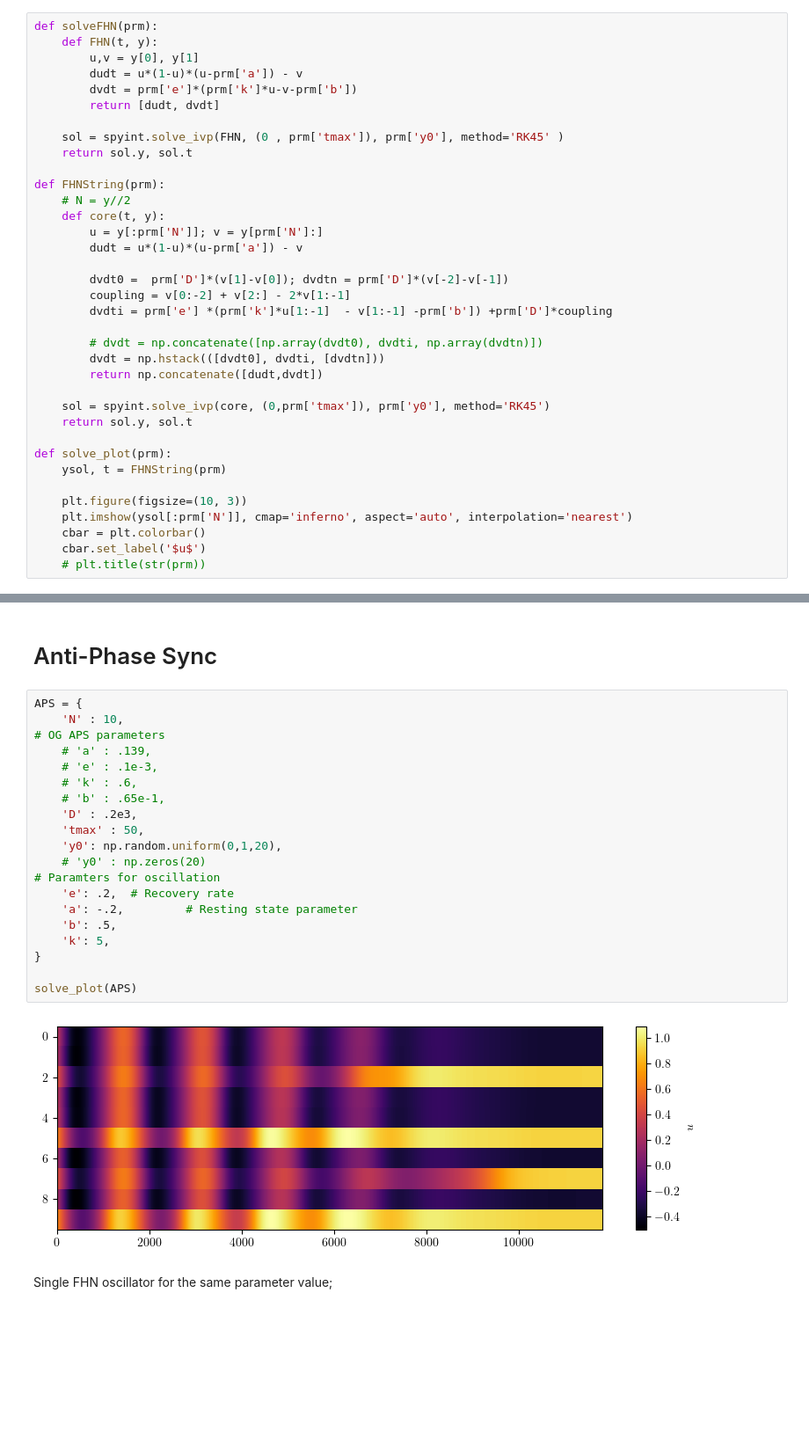
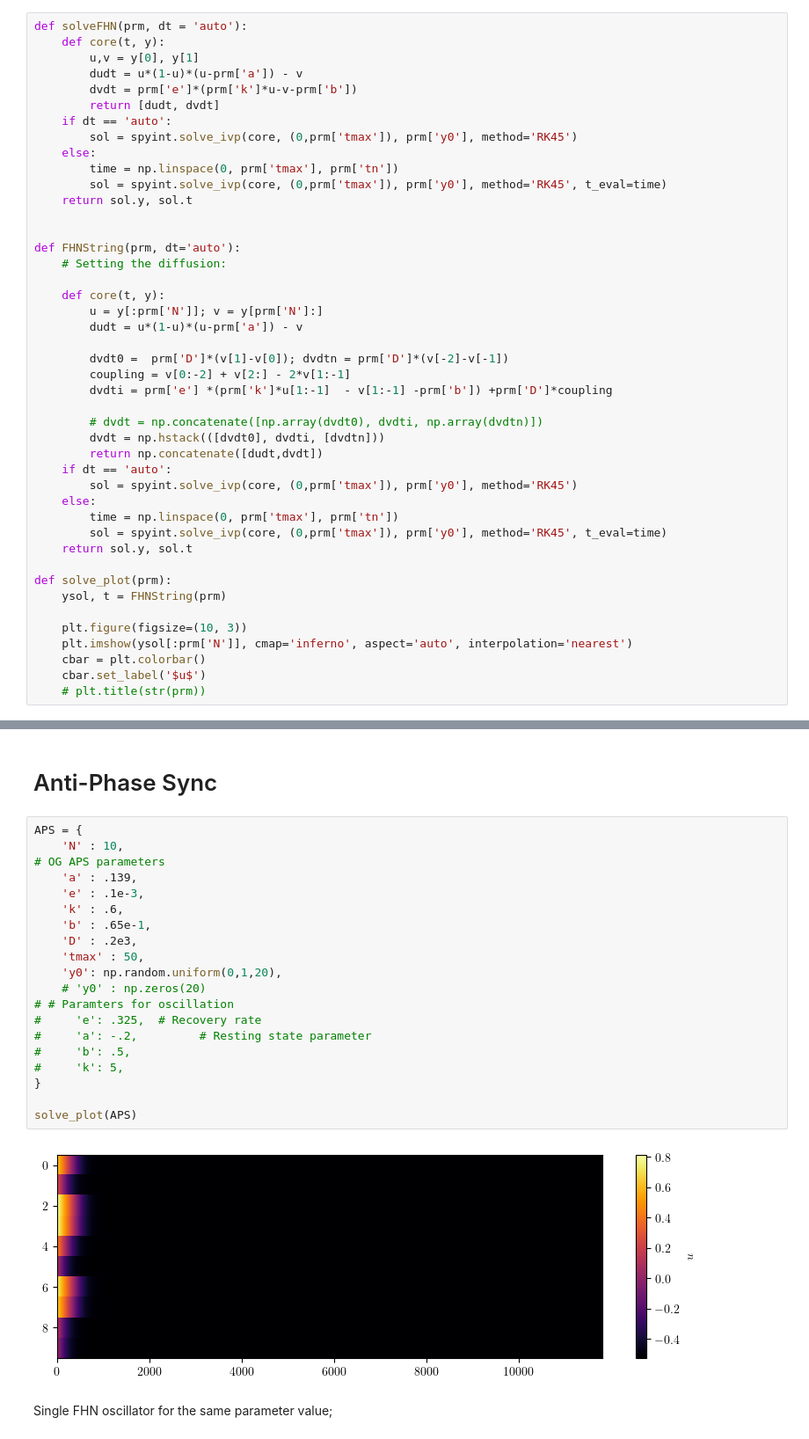
Before and after one commit to akshaysanjeevk/FHN-Relaxed-Oscillators, a Jupyter notebook: reboot/test.ipynb, the cells around one changed output, grey strips where cells are left out. Shown at 88% size. Saved outputs shown, nothing was run; the diff lists cells and outputs as text; blank space fills up the shorter version.

```diff
--- a/reboot/test.ipynb
+++ b/reboot/test.ipynb
@@ -5,18 +5,23 @@ import matplotlib.pyplot as plt
 
 plt.rcParams['text.usetex'] = True
 # %%
-def solveFHN(prm):
-    def FHN(t, y):
+def solveFHN(prm, dt = 'auto'):
+    def core(t, y):
         u,v = y[0], y[1]
         dudt = u*(1-u)*(u-prm['a']) - v
         dvdt = prm['e']*(prm['k']*u-v-prm['b'])
         return [dudt, dvdt]
-
-    sol = spyint.solve_ivp(FHN, (0 , prm['tmax']), prm['y0'], method='RK45' )
+    if dt == 'auto':
+        sol = spyint.solve_ivp(core, (0,prm['tmax']), prm['y0'], method='RK45')
+    else:
+        time = np.linspace(0, prm['tmax'], prm['tn'])
+        sol = spyint.solve_ivp(core, (0,prm['tmax']), prm['y0'], method='RK45', t_eval=time)
     return sol.y, sol.t
 
-def FHNString(prm):
-    # N = y//2
+
+def FHNString(prm, dt='auto'):
+    # Setting the diffusion:
+
     def core(t, y):
         u = y[:prm['N']]; v = y[prm['N']:]
         dudt = u*(1-u)*(u-prm['a']) - v
@@ -28,8 +33,11 @@ def FHNString(prm):
         # dvdt = np.concatenate([np.array(dvdt0), dvdti, np.array(dvdtn)])
         dvdt = np.hstack(([dvdt0], dvdti, [dvdtn]))
         return np.concatenate([dudt,dvdt])
-
-    sol = spyint.solve_ivp(core, (0,prm['tmax']), prm['y0'], method='RK45')
+    if dt == 'auto':
+        sol = spyint.solve_ivp(core, (0,prm['tmax']), prm['y0'], method='RK45')
+    else:
+        time = np.linspace(0, prm['tmax'], prm['tn'])
+        sol = spyint.solve_ivp(core, (0,prm['tmax']), prm['y0'], method='RK45', t_eval=time)
     return sol.y, sol.t
 
 def solve_plot(prm):
@@ -62,25 +53,25 @@ plt.plot(t1, y1[0,:])
 # %%
 APS = {
     'N' : 10,
 # OG APS parameters
-    # 'a' : .139,
-    # 'e' : .1e-3,
-    # 'k' : .6,
-    # 'b' : .65e-1,
+    'a' : .139,
+    'e' : .1e-3,
+    'k' : .6,
+    'b' : .65e-1,
     'D' : .2e3,
     'tmax' : 50,
     'y0': np.random.uniform(0,1,20),
     # 'y0' : np.zeros(20)
-# Paramters for oscillation
-    'e': .2,  # Recovery rate
-    'a': -.2,         # Resting state parameter
-    'b': .5,
-    'k': 5,
+# # Paramters for oscillation
+#     'e': .325,  # Recovery rate
+#     'a': -.2,         # Resting state parameter
+#     'b': .5,
+#     'k': 5,
 }
 
 solve_plot(APS)
 # %% [output]
-[figure, old version]
+[figure, new version]
 # %% [markdown]
 Single FHN oscillator for the same parameter value;
 # %%
```
Also changed, not shown: parts of 6 cells of this notebook, 1 other file.
